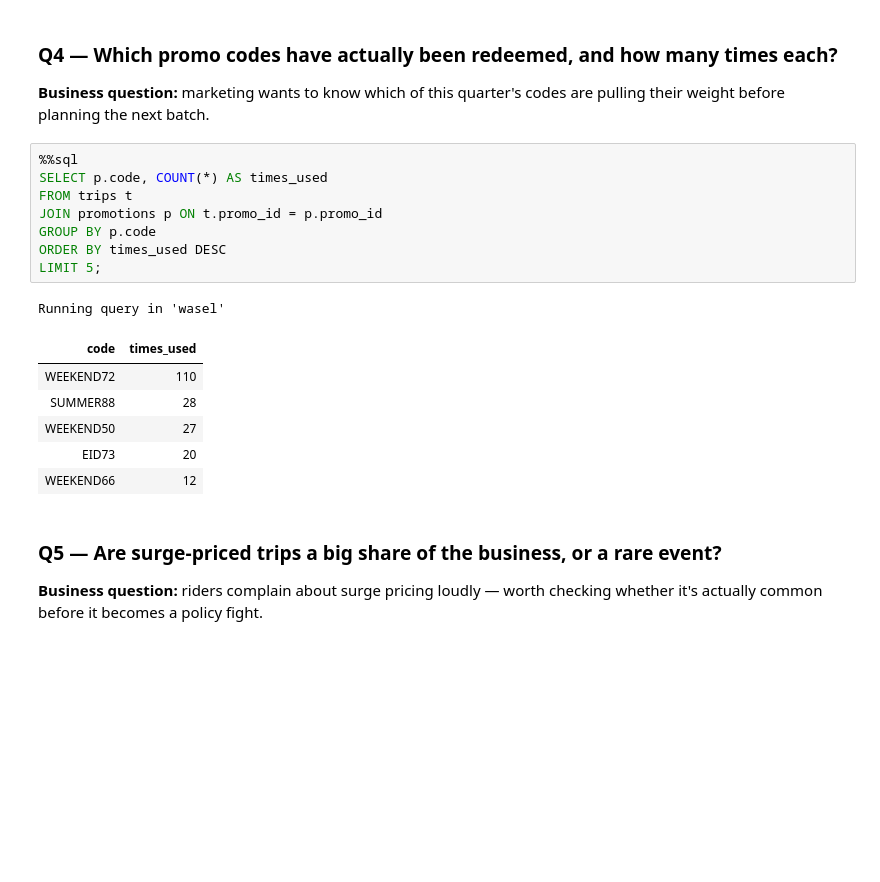
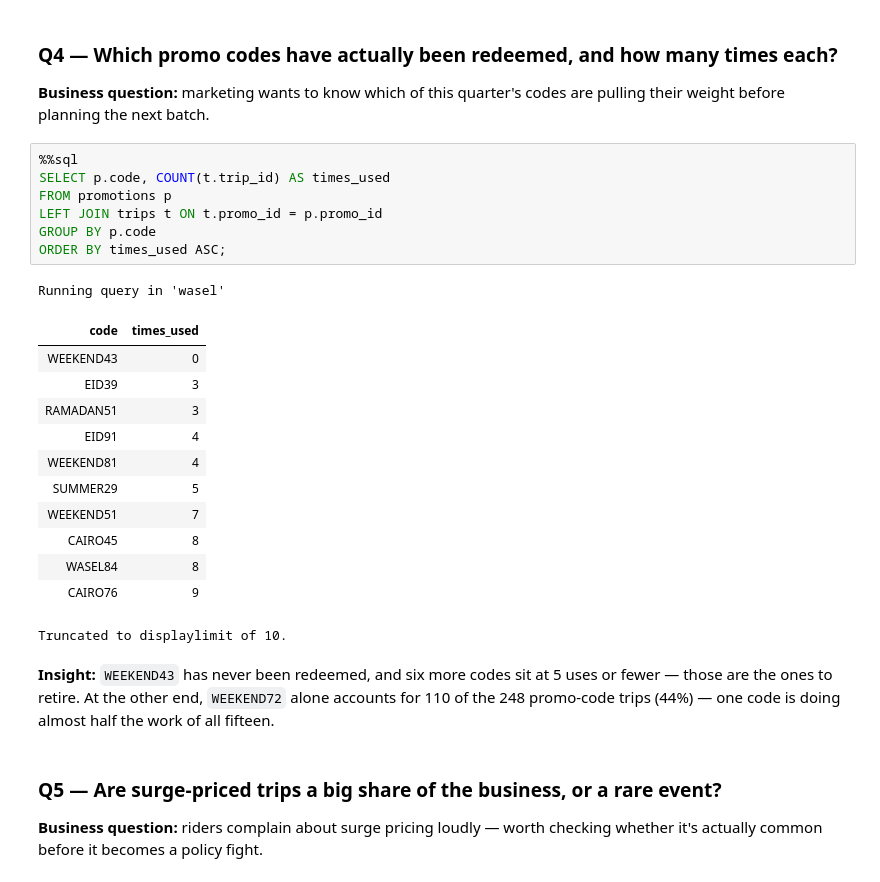
Before and after one commit to a7madmostafa/sql-for-data-analysis, a Jupyter notebook: Day 07/project_07_solutions.ipynb, the cells around one changed output. Cells and saved outputs as stored; diff of their text form; blank space fills up the shorter version.

```diff
--- a/Day 07/project_07.ipynb
+++ b/Day 07/project_07_solutions.ipynb
@@ -126,20 +126,27 @@ Next: whether two things marketing keeps asking about — promo codes and surge
 **Business question:** marketing wants to know which of this quarter's codes are pulling their weight before planning the next batch.
 # %%
 %%sql
-SELECT p.code, COUNT(*) AS times_used
-FROM trips t
-JOIN promotions p ON t.promo_id = p.promo_id
+SELECT p.code, COUNT(t.trip_id) AS times_used
+FROM promotions p
+LEFT JOIN trips t ON t.promo_id = p.promo_id
 GROUP BY p.code
-ORDER BY times_used DESC
-LIMIT 5;
+ORDER BY times_used ASC;
 # %% [output]
 Running query in 'wasel'
 | code | times_used |
-| WEEKEND72 | 110 |
-| SUMMER88 | 28 |
-| WEEKEND50 | 27 |
-| EID73 | 20 |
-| WEEKEND66 | 12 |
+| WEEKEND43 | 0 |
+| EID39 | 3 |
+| RAMADAN51 | 3 |
+| EID91 | 4 |
+| WEEKEND81 | 4 |
+| SUMMER29 | 5 |
+| WEEKEND51 | 7 |
+| CAIRO45 | 8 |
+| WASEL84 | 8 |
+| CAIRO76 | 9 |
+Truncated to displaylimit of 10.
+# %% [markdown]
+**Insight:** `WEEKEND43` has never been redeemed, and six more codes sit at 5 uses or fewer — those are the ones to retire. At the other end, `WEEKEND72` alone accounts for 110 of the 248 promo-code trips (44%) — one code is doing almost half the work of all fifteen.
 # %% [markdown]
 ### Q5 — Are surge-priced trips a big share of the business, or a rare event?
 
```
Also changed, not shown: parts of 15 cells of this notebook, 43 other files.
